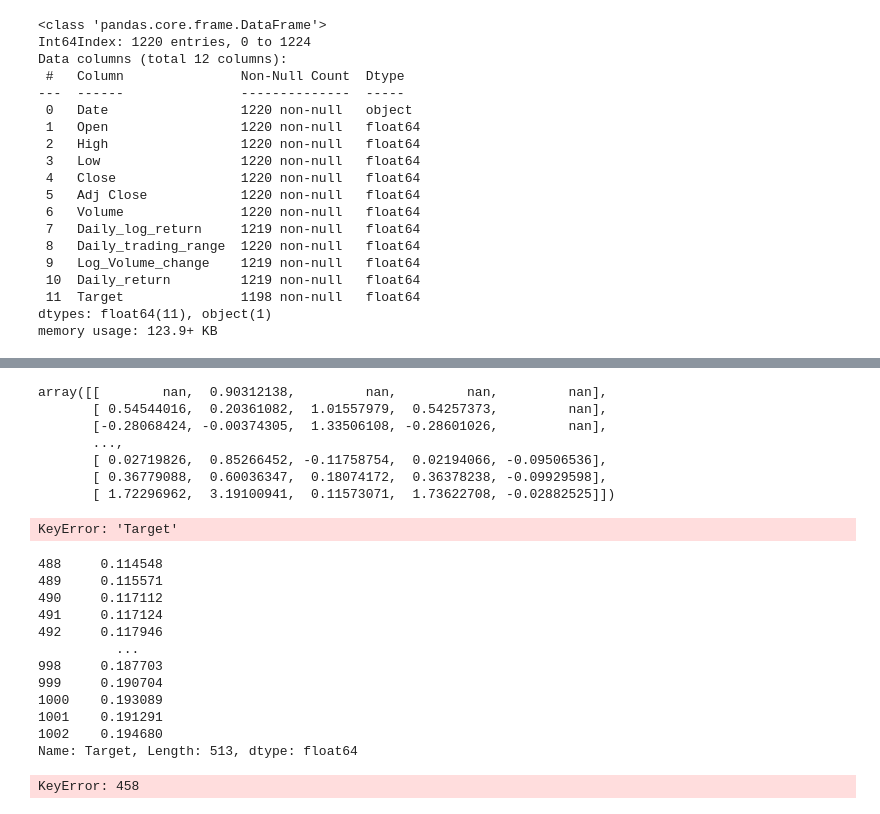
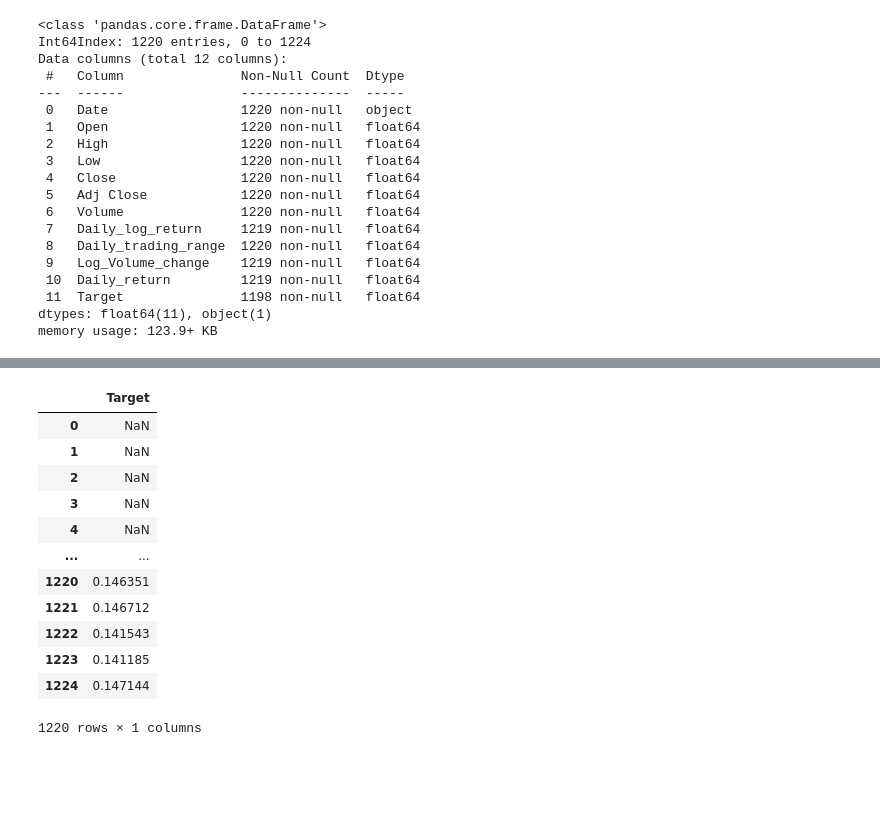
Before and after one commit to eddie8615/cs_project, a Jupyter notebook: lstm_model.ipynb, the cells around one changed output, grey strips where cells are left out. Cells and saved outputs as stored; diff of their text form; code cells hidden in the pictures; blank space fills up the shorter version.

```diff
--- a/lstm_model.ipynb
+++ b/lstm_model.ipynb
@@ -53,0 +39,3 @@ memory usage: 57.2 KB
+# %%
+x_values = data.iloc[:, :-1]
+y_values = data[['Target']]
@@ -63,10 +70,0 @@ scaled_data = scaler.transform(data)
-# %%
-scaled_data
-# %% [output]
-array([[        nan,  0.90312138,         nan,         nan,         nan],
-       [ 0.54544016,  0.20361082,  1.01557979,  0.54257373,         nan],
-       [-0.28068424, -0.00374305,  1.33506108, -0.28601026,         nan],
-       ...,
-       [ 0.02719826,  0.85266452, -0.11758754,  0.02194066, -0.09506536],
-       [ 0.36779088,  0.60036347,  0.18074172,  0.36378238, -0.09929598],
-       [ 1.72296962,  3.19100941,  0.11573071,  1.73622708, -0.02882525]])
@@ -73,8 +75,21 @@ array([[        nan,  0.90312138,         nan,         nan,         nan],
+# %%
+
+y_values
+# %% [output]
+|  | Target |
+| 0 | NaN |
+| 1 | NaN |
+| 2 | NaN |
+| 3 | NaN |
+| 4 | NaN |
+| ... | ... |
+| 1220 | 0.146351 |
+| 1221 | 0.146712 |
+| 1222 | 0.141543 |
+| 1223 | 0.141185 |
+| 1224 | 0.147144 |
+1220 rows × 1 columns
 # %%
-split = int(len(scaled_data)*0.8)
-y_values = data['Target']
-data = data.drop(['Target'], axis=1)
+split = int(len(data)*0.8)
-# %% [output]
-KeyError: 'Target'
 # %%
 window = 22
@@ -85,29 +100,12 @@ testY = y_values[split:]
-# %%
-print(trainY[463:])
-# %% [output]
-488     0.114548
-489     0.115571
-490     0.117112
-491     0.117124
-492     0.117946
-          ...
-998     0.187703
-999     0.190704
-1000    0.193089
-1001    0.191291
-1002    0.194680
-Name: Target, Length: 513, dtype: float64
 # %%
 Xtrain = []
 ytrain = []
 Xtest = []
 ytest = []
 
-for i in range(window, len(trainX)):
+for i in range(window+1, len(trainX)):
     Xtrain.append(trainX[i-window:i, :trainX.shape[1]])
     ytrain.append(trainY[i])
-# for i in range(window, len(testX)):
-#     Xtest.append(testX[i-window:i, :testX.shape[1]])
-#     ytest.append(testY[i])
+for i in range(window, len(testX)):
+    Xtest.append(testX[i-window:i, :testX.shape[1]])
+    ytest.append(testY[i])
-# %% [output]
-KeyError: 458
```
Also changed, not shown: parts of 19 cells of this notebook, 11 other files.
